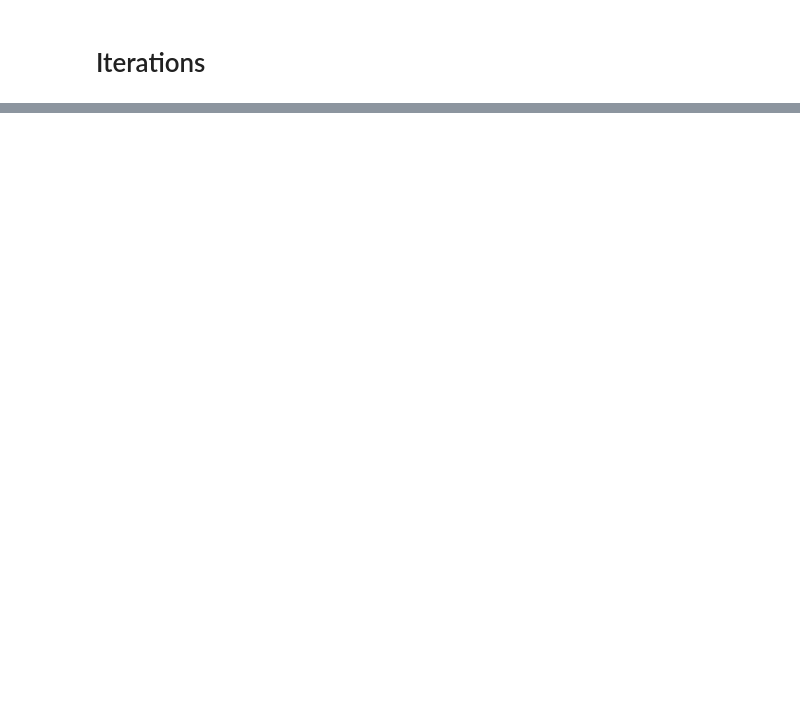
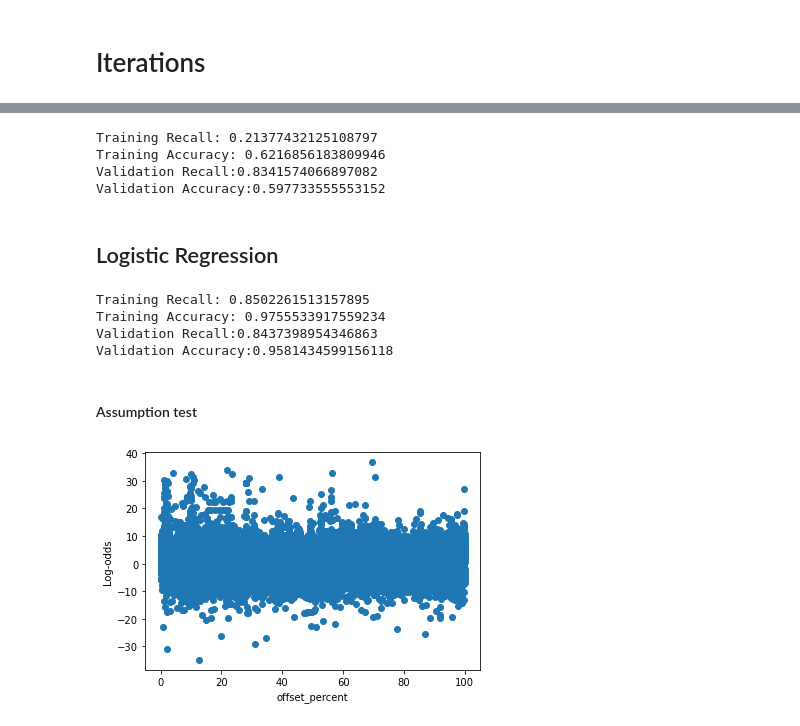
Before and after one commit to kelsklane/Capstone_Twitch_NLP, a Jupyter notebook: notebook/Models.ipynb, the cells around one changed output, grey strips where cells are left out. Drawn from its saved outputs; the diff is of its cells as text; code cells hidden in the pictures; blank space fills up the shorter version.

```diff
--- a/notebook/Models.ipynb
+++ b/notebook/Models.ipynb
@@ -396,2 +421,5 @@ cmdis.plot();
 # %% [markdown]
 # Iterations
+# %%
+df['channel_id'] = df['channel_id'].astype(str)
+df['video_id'] = df['video_id'].astype(str)
@@ -422,0 +528,72 @@ print("Validation Score:" + str(scores))
+# %%
+count_vec = ColumnTransformer([
+    ('cv', CountVectorizer(max_df = .5, lowercase = False, tokenizer = chat_tokenizer), 'chats'),
+    ('ohe', OneHotEncoder(), ['channel_id', 'video_id', 'day_night'])],
+    remainder = 'passthrough')
+
+mnb_tuned = imbpipeline(steps=[
+    ('preproc', count_vec),
+    ('smote', SMOTE(sampling_strategy = 'minority', random_state = 213)),
+    ('mnb', MultinomialNB())
+])
+
+#Fits model and prints training score
+mnb_tuned.fit(X_train, y_train)
+preds = mnb_tuned.predict(X_train)
+print("Training Recall:", recall_score(preds, y_train))
+print("Training Accuracy:", mnb_tuned.score(X_train, y_train))
+#Cross validates model and prints average result
+scores = cross_validate(mnb_tuned, X_train, y_train, cv = 5, scoring = scoring)
+print("Validation Recall:" + str(np.mean(scores['test_rec'])))
+print("Validation Accuracy:" + str(np.mean(scores['test_acc'])))
+# %% [output]
+Training Recall: 0.21377432125108797
+Training Accuracy: 0.6216856183809946
+Validation Recall:0.8341574066897082
+Validation Accuracy:0.597733555553152
+# %% [markdown]
+## Logistic Regression
+# %%
+from sklearn.linear_model import LogisticRegression
+from sklearn.preprocessing import StandardScaler
+
+count_vec = ColumnTransformer([
+    ('cv', CountVectorizer(lowercase = False, tokenizer = chat_tokenizer), 'chats'),
+    ('ohe', OneHotEncoder(), ['channel_id', 'video_id', 'day_night']),
+    ('ss', StandardScaler(), ['hour', 'any_emojis', 'cap_ratio', 'offset_percent', 'total_comments'])],
+    remainder = 'passthrough')
+
+logreg = imbpipeline(steps=[
+    ('preproc', count_vec),
+    ('smote', SMOTE(sampling_strategy = 'minority', random_state = 213)),
+    ('lr', LogisticRegression(max_iter = 10000, random_state = 213))
+])
+
+#Fits model and prints training score
+logreg.fit(X_train, y_train)
+preds = logreg.predict(X_train)
+print("Training Recall:", recall_score(preds, y_train))
+print("Training Accuracy:", logreg.score(X_train, y_train))
+
+#Cross validates model and prints average result
+scores = cross_validate(logreg, X_train, y_train, cv = 5, scoring = scoring)
+print("Validation Recall:" + str(np.mean(scores['test_rec'])))
+print("Validation Accuracy:" + str(np.mean(scores['test_acc'])))
+# %% [output]
+Training Recall: 0.8502261513157895
+Training Accuracy: 0.9755533917559234
+Validation Recall:0.8437398954346863
+Validation Accuracy:0.9581434599156118
+# %% [markdown]
+#### Assumption test
+# %%
+#Grabs probabilities and calculates log odds
+pred = logreg.predict_proba(X_train)[:, 0]
+log_odds = np.log(pred / (1 - pred))
+#Plots log odds versus continuous variable to check for linearity
+plt.scatter(x = X_train['offset_percent'].values, y = log_odds)
+plt.xlabel("offset_percent")
+plt.ylabel("Log-odds")
+plt.show()
+# %% [output]
+[figure, added]
```
Also changed, not shown: parts of 33 cells of this notebook.
